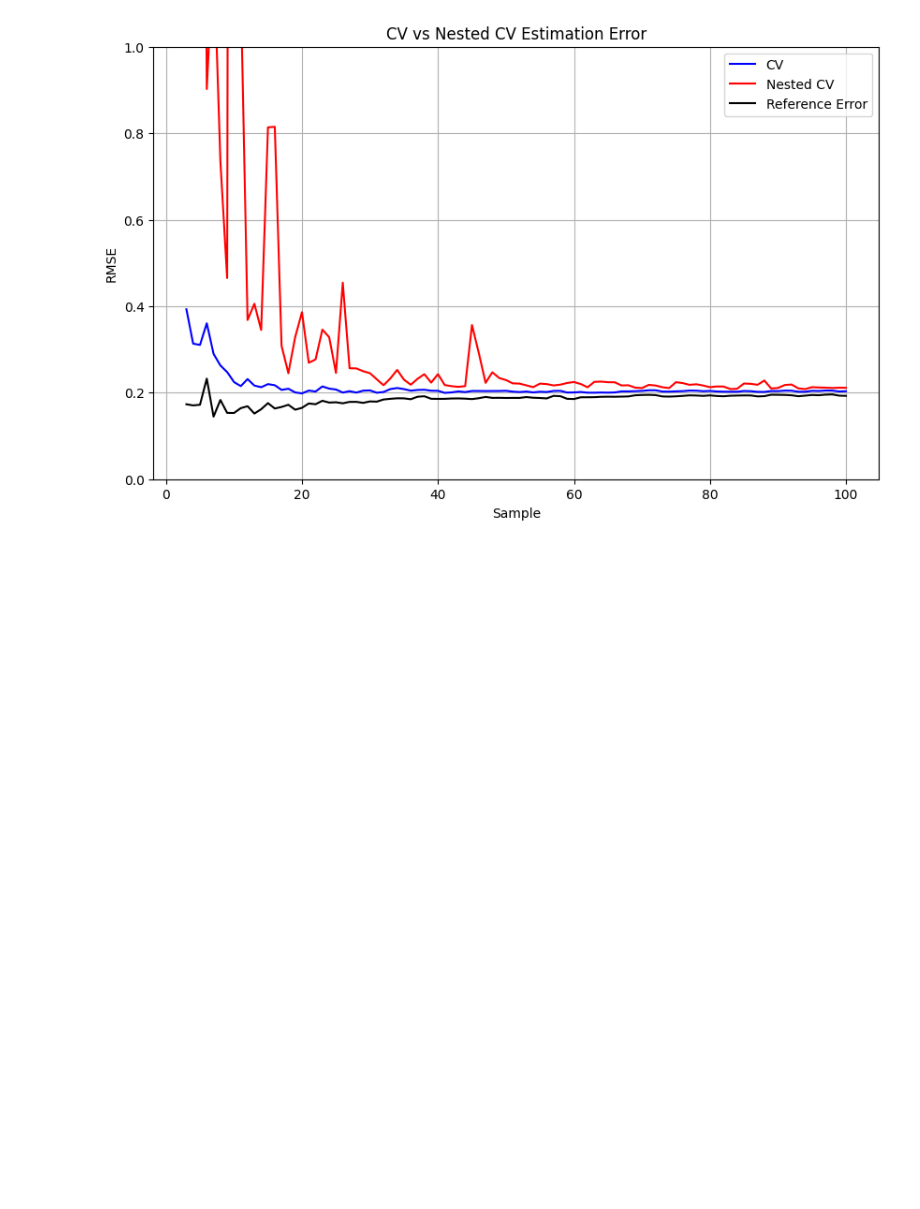
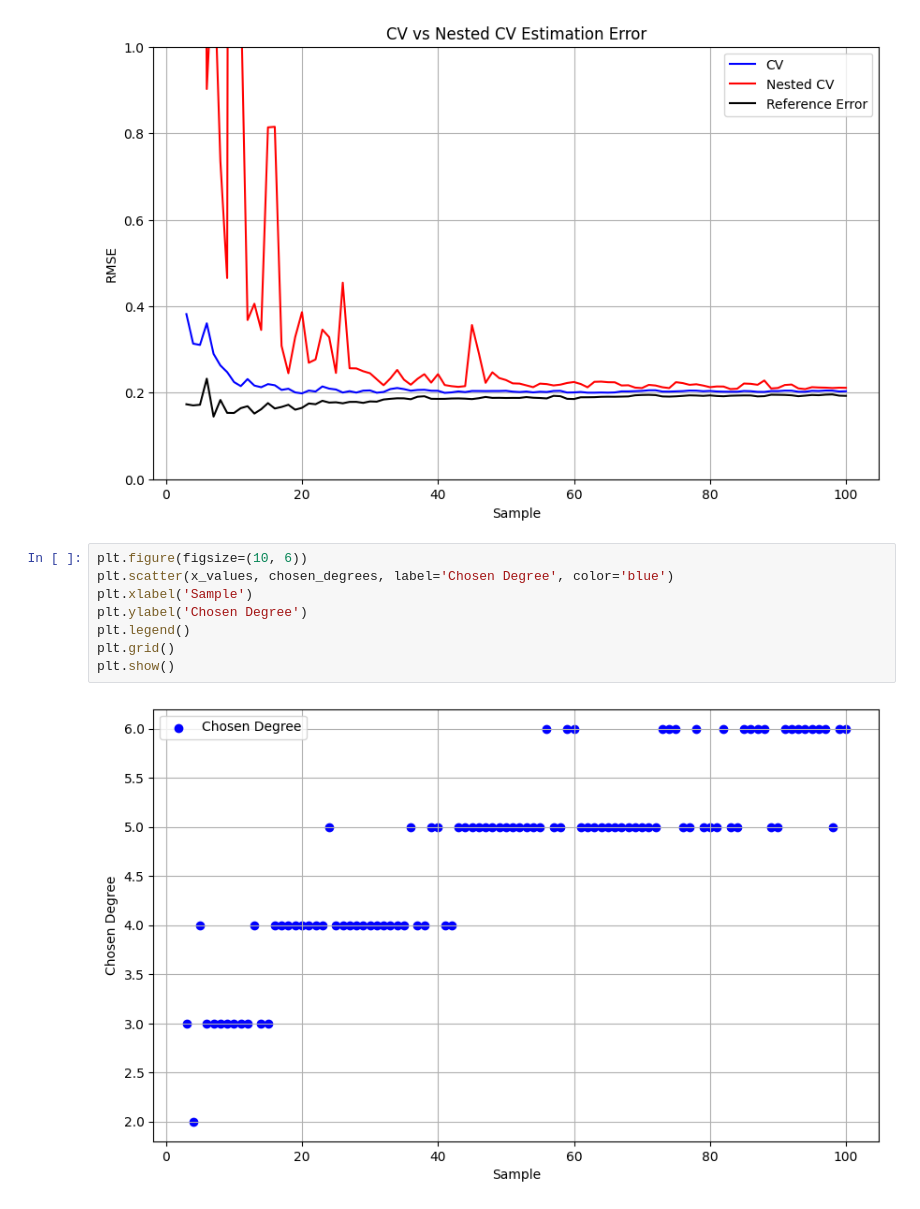
Before and after one commit to JedsadaSrijunpoe/Machine-Learning, a Jupyter notebook: Week4_Model_Selection.ipynb, the cells around one changed output. Cells and saved outputs as stored; diff of their text form; blank space fills up the shorter version.

```diff
--- a/Week4_Model_Selection.ipynb
+++ b/Week4_Model_Selection.ipynb
@@ -866,3 +866,13 @@ plt.grid()
 plt.show()
 # %% [output]
 [figure]
+# %%
+plt.figure(figsize=(10, 6))
+plt.scatter(x_values, chosen_degrees, label='Chosen Degree', color='blue')
+plt.xlabel('Sample')
+plt.ylabel('Chosen Degree')
+plt.legend()
+plt.grid()
+plt.show()
+# %% [output]
+[figure, added]
```
Also changed, not shown: parts of 1 cell of this notebook.
